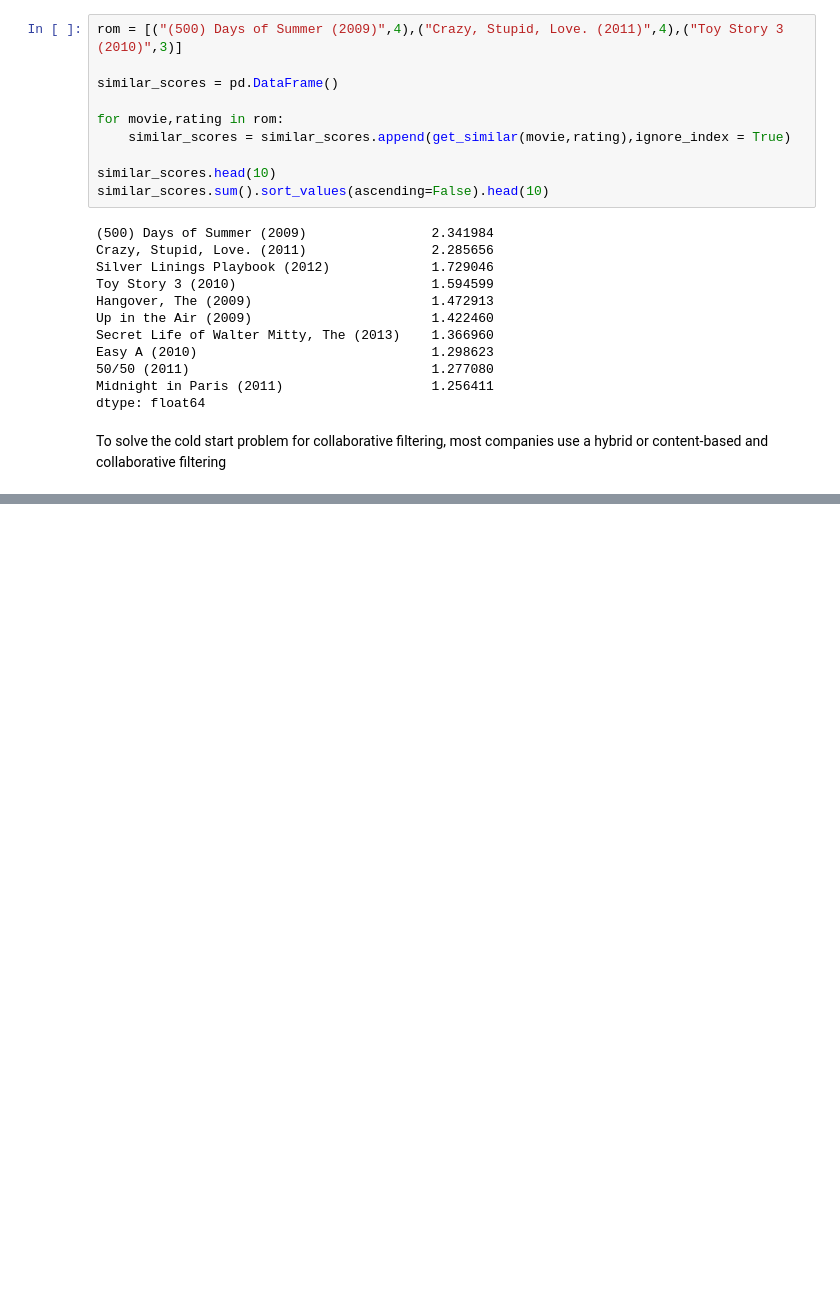
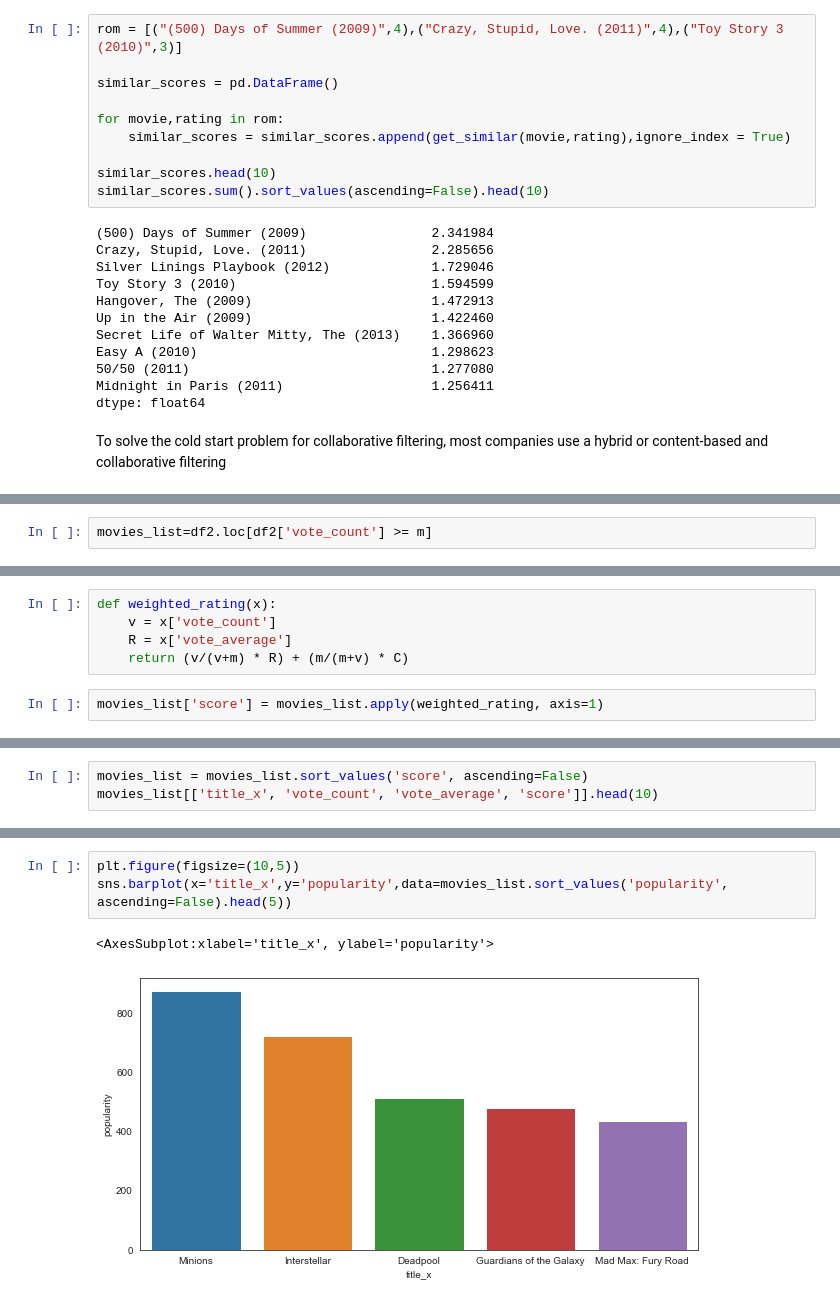
Before and after one commit to m-mukund/Movie-recommendation, a Jupyter notebook: Movie Recoomender.ipynb, the cells around one changed output, grey strips where cells are left out. Drawn from its saved outputs; the diff is of its cells as text; blank space fills up the shorter version.

```diff
--- a/Movie Recoomender.ipynb
+++ b/Movie Recoomender.ipynb
@@ -573,0 +672,2 @@ To solve the cold start problem for collaborative filtering, most companies use
+# %%
+movies_list=df2.loc[df2['vote_count'] >= m]
@@ -573,0 +690,7 @@ To solve the cold start problem for collaborative filtering, most companies use
+# %%
+def weighted_rating(x):
+    v = x['vote_count']
+    R = x['vote_average']
+    return (v/(v+m) * R) + (m/(m+v) * C)
+# %%
+movies_list['score'] = movies_list.apply(weighted_rating, axis=1)
@@ -573,0 +713,3 @@ To solve the cold start problem for collaborative filtering, most companies use
+# %%
+movies_list = movies_list.sort_values('score', ascending=False)
+movies_list[['title_x', 'vote_count', 'vote_average', 'score']].head(10)
@@ -573,0 +728,6 @@ To solve the cold start problem for collaborative filtering, most companies use
+# %%
+plt.figure(figsize=(10,5))
+sns.barplot(x='title_x',y='popularity',data=movies_list.sort_values('popularity', ascending=False).head(5))
+# %% [output]
+<AxesSubplot:xlabel='title_x', ylabel='popularity'>
+[figure, added]
```
Also changed, not shown: parts of 32 cells of this notebook.
